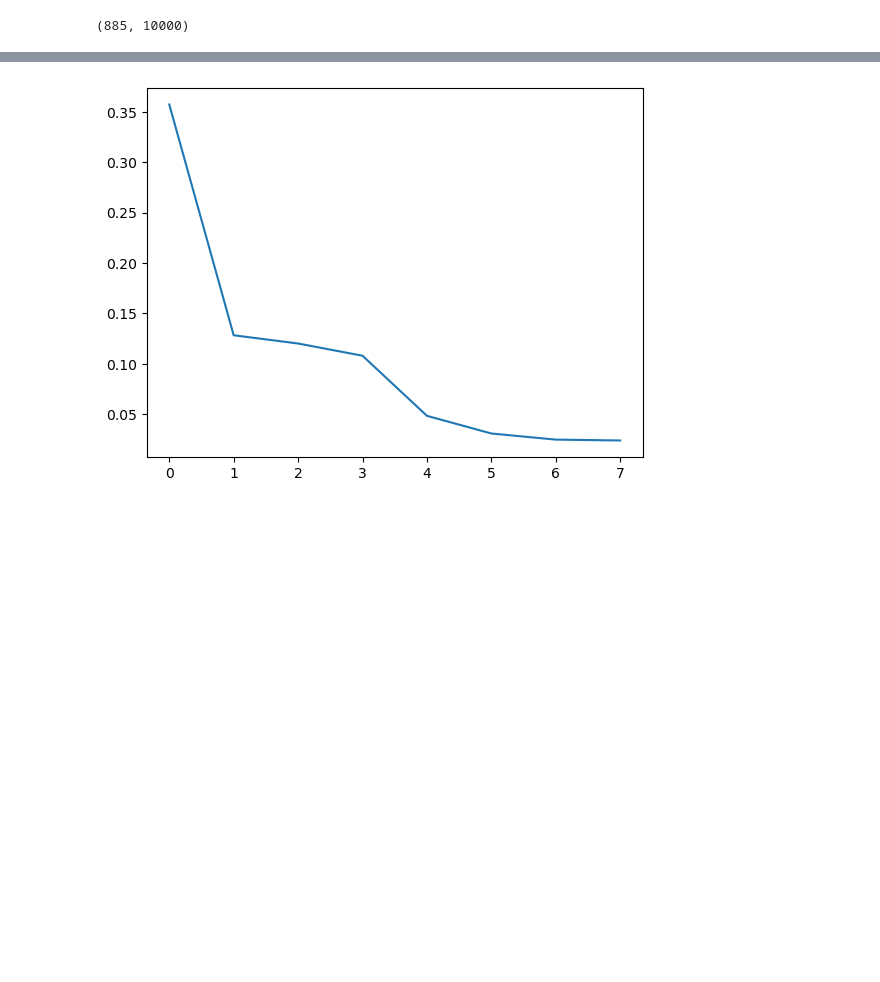
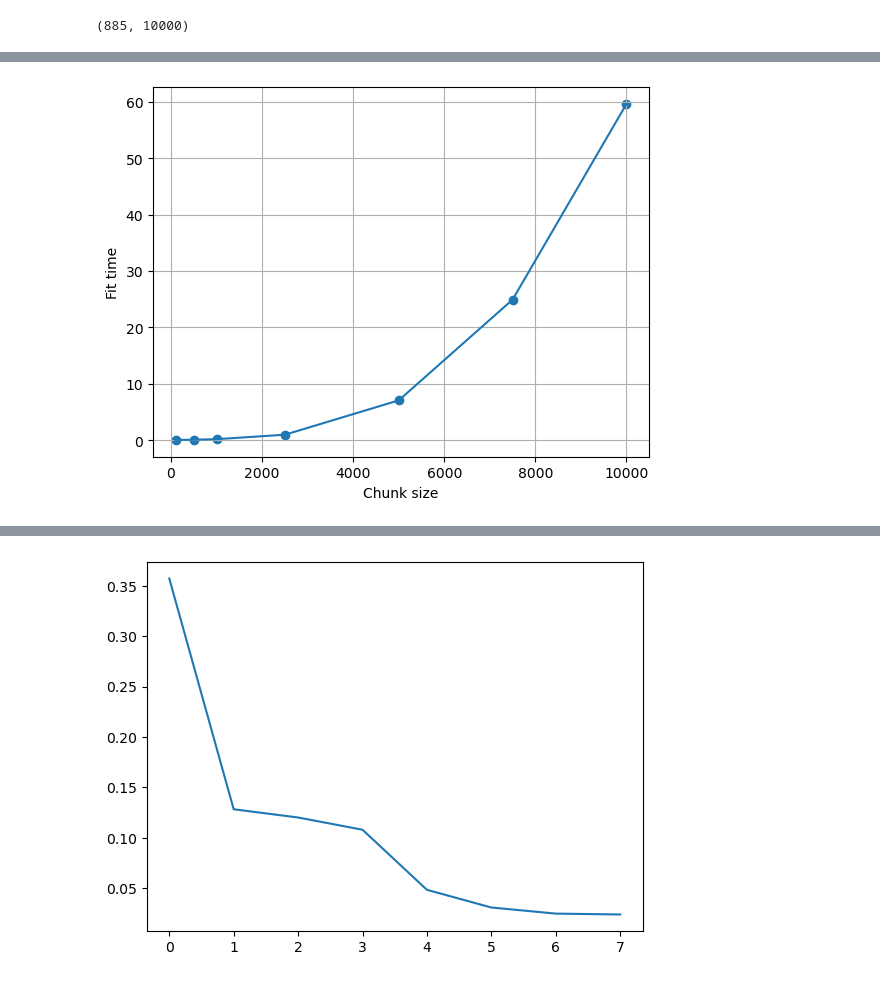
Before and after one commit to jah1994/kinetix_data_system, a Jupyter notebook: mcdonald_event_detection/McDonaldObs_2024_TimeSeries_Analysis.ipynb, the cells around one changed output, grey strips where cells are left out. Saved outputs shown, nothing was run; the diff lists cells and outputs as text; code cells hidden in the pictures; blank space fills up the shorter version.

```diff
--- a/mcdonald_event_detection/McDonaldObs_2024_TimeSeries_Analysis.ipynb
+++ b/mcdonald_event_detection/McDonaldObs_2024_TimeSeries_Analysis.ipynb
@@ -143,6 +150,6 @@ True
 # %%
 # target source to detrend
-source = 100
+source = 0
 # %%
 # compare against wav approach
 comparison_stars = np.where(np.std(X_norm[:, :], axis=1) < 0.1)[0]
@@ -225,0 +182,12 @@ plt.legend();
+# %%
+# fit and predict via WPCA model
+chunks = [100, 500, 1000, 2500, 5000, 7500, 10000]
+times = []
+n_component = 8
+
+for chunk in chunks:
+    t0 = time.perf_counter()
+    pca = WPCA(n_components=n_component).fit(X_norm[:, :chunk], weights=weights[:, :chunk]) # fit pca model
+    Y = pca.fit_reconstruct(X_norm[:, :chunk], weights=weights[:, :chunk]) # make predictions
+    times.append(time.perf_counter() - t0)
+    print('Finished in %.2f seconds' % (time.perf_counter() - t0))
@@ -225,0 +202,8 @@ plt.legend();
+# %%
+plt.plot(chunks, times)
+plt.scatter(chunks, times)
+plt.grid()
+plt.xlabel('Chunk size')
+plt.ylabel('Fit time');
+# %% [output]
+[figure, added]
```
Also changed, not shown: parts of 23 cells of this notebook, 1 other file.
